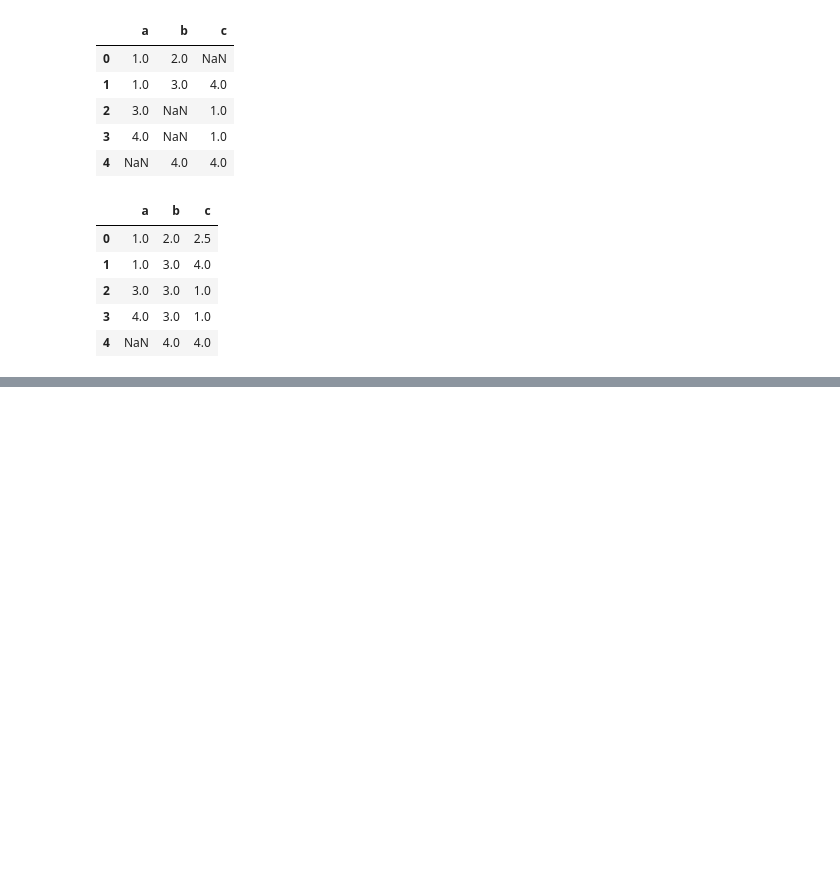
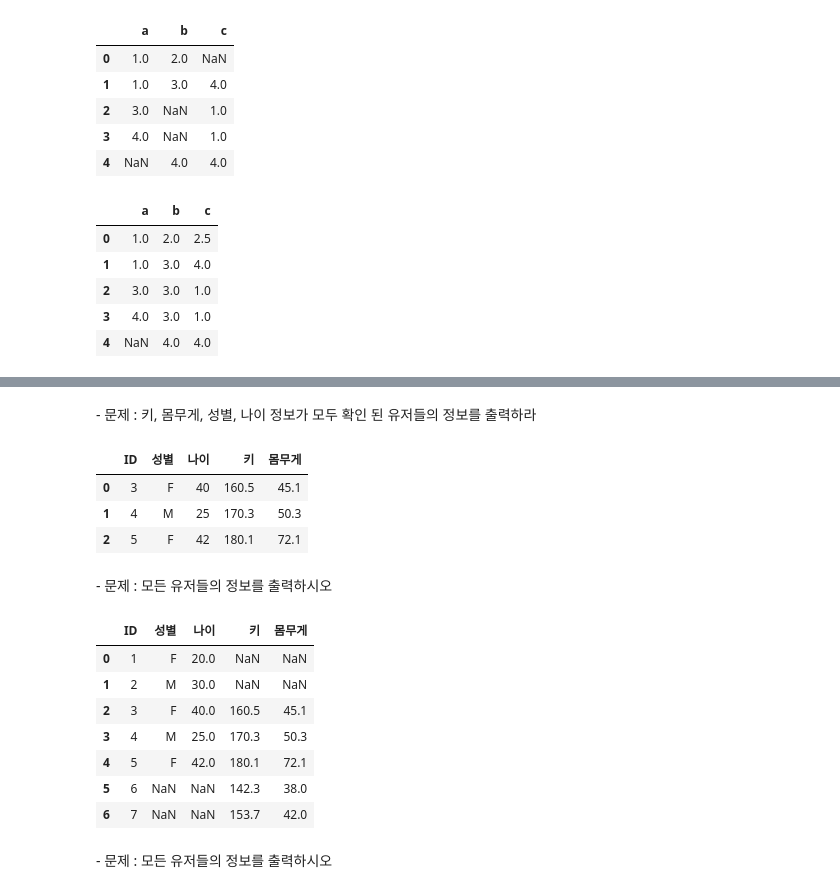
Before and after one commit to sleeptiger/STJ2, a Jupyter notebook: Python_basis.ipynb, the cells around one changed output, grey strips where cells are left out. Drawn from its saved outputs; the diff is of its cells as text; code cells hidden in the pictures; blank space fills up the shorter version.

```diff
--- a/Python_basis.ipynb
+++ b/Python_basis.ipynb
@@ -2120,0 +2760,3 @@ df.fillna(df.mean()[['b', 'c']])
+# %%
+df1 = pd.DataFrame({'ID' : [1, 2, 3, 4, 5], '성별' : ['F', 'M', 'F', 'M', 'F'], '나이' : [20, 30, 40, 25, 42]})
+df2 = pd.DataFrame({'ID' : [3, 4, 5, 6, 7], '키' : [160.5, 170.3, 180.1, 142.3, 153.7], '몸무게' : [45.1, 50.3, 72.1, 38,  42]})
@@ -2120,0 +2801,24 @@ df.fillna(df.mean()[['b', 'c']])
+# %% [markdown]
+\- 문제 : 키, 몸무게, 성별, 나이 정보가 모두 확인 된 유저들의 정보를 출력하라
+# %%
+pd.merge(df1, df2, how ='inner', on='ID')
+# %% [output]
+|  | ID | 성별 | 나이 | 키 | 몸무게 |
+| 0 | 3 | F | 40 | 160.5 | 45.1 |
+| 1 | 4 | M | 25 | 170.3 | 50.3 |
+| 2 | 5 | F | 42 | 180.1 | 72.1 |
+# %% [markdown]
+\- 문제 : 모든 유저들의 정보를 출력하시오
+# %%
+pd.merge(df1, df2, how = 'outer', on='ID')
+# %% [output]
+|  | ID | 성별 | 나이 | 키 | 몸무게 |
+| 0 | 1 | F | 20.0 | NaN | NaN |
+| 1 | 2 | M | 30.0 | NaN | NaN |
+| 2 | 3 | F | 40.0 | 160.5 | 45.1 |
+| 3 | 4 | M | 25.0 | 170.3 | 50.3 |
+| 4 | 5 | F | 42.0 | 180.1 | 72.1 |
+| 5 | 6 | NaN | NaN | 142.3 | 38.0 |
+| 6 | 7 | NaN | NaN | 153.7 | 42.0 |
+# %% [markdown]
+\- 문제 : 모든 유저들의 정보를 출력하시오
```
Also changed, not shown: parts of 137 cells of this notebook.
